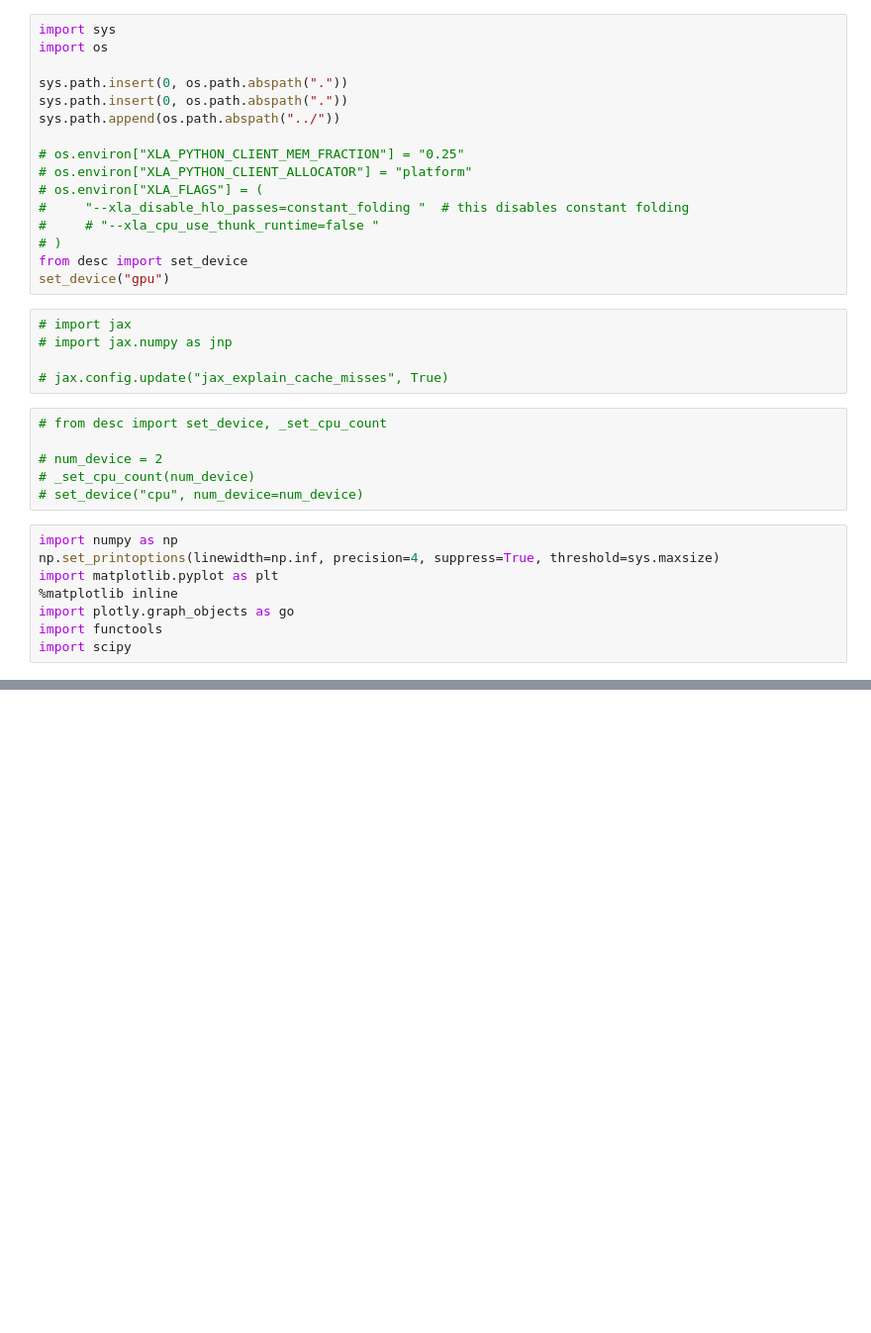
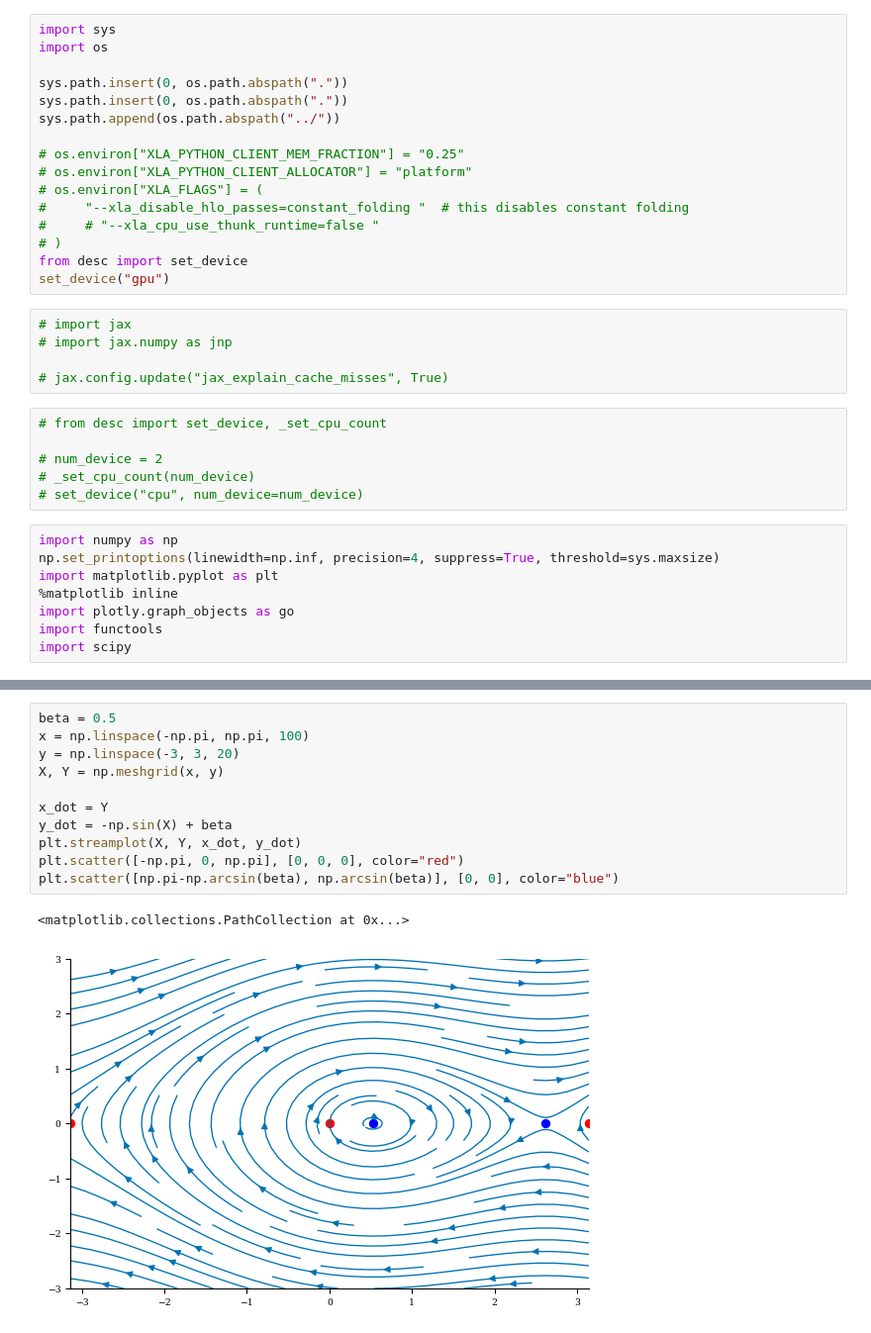
Before and after one commit to YigitElma/DEBUG-DESC, a Jupyter notebook: test-notebook.ipynb, the cells around one changed output, grey strips where cells are left out. Shown at 99% size. Drawn from its saved outputs; the diff is of its cells as text; blank space fills up the shorter version.

```diff
--- a/test-notebook.ipynb
+++ b/test-notebook.ipynb
@@ -85,0 +86,14 @@ Using device: NVIDIA GeForce RTX 4080 Laptop GPU (id=0), with 11.53 GB available
+# %%
+beta = 0.5
+x = np.linspace(-np.pi, np.pi, 100)
+y = np.linspace(-3, 3, 20)
+X, Y = np.meshgrid(x, y)
+
+x_dot = Y
+y_dot = -np.sin(X) + beta
+plt.streamplot(X, Y, x_dot, y_dot)
+plt.scatter([-np.pi, 0, np.pi], [0, 0, 0], color="red")
+plt.scatter([np.pi-np.arcsin(beta), np.arcsin(beta)], [0, 0], color="blue")
+# %% [output]
+<matplotlib.collections.PathCollection at 0x...>
+[figure, added]
```
Also changed, not shown: parts of 6 cells of this notebook, 41 other files.
